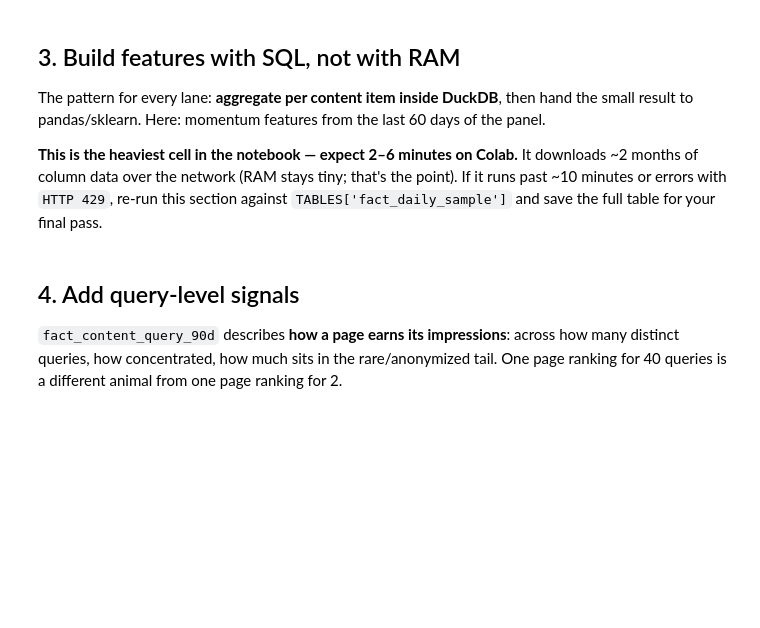
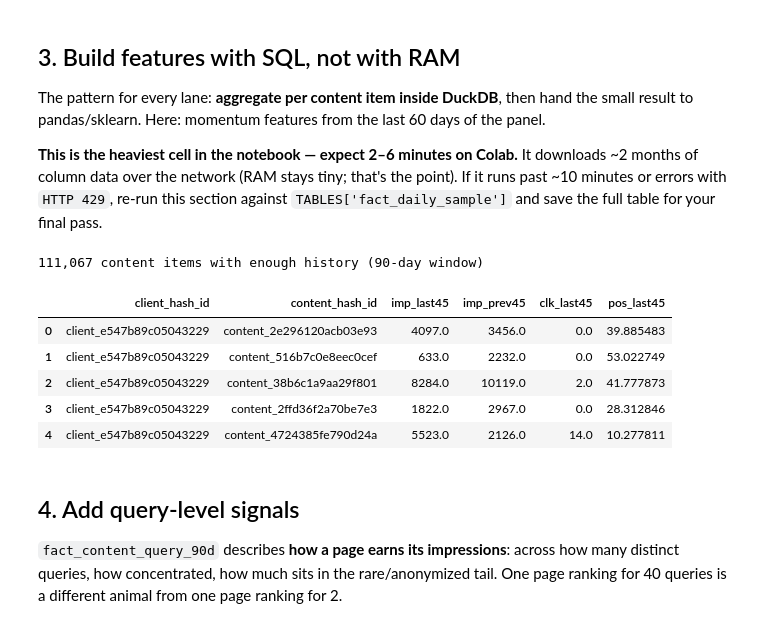
Before and after one commit to imatiq/ML_Internship, a Jupyter notebook: notebooks/03_working_with_the_full_release.ipynb, the cells around one changed output. Saved outputs shown, nothing was run; the diff lists cells and outputs as text; code cells hidden in the pictures; blank space fills up the shorter version.

```diff
--- a/notebooks/03_working_with_the_full_release.ipynb
+++ b/notebooks/03_working_with_the_full_release.ipynb
@@ -85,26 +104,34 @@ result to pandas/sklearn. Here: momentum features from the last 60 days of the p
 
 **This is the heaviest cell in the notebook — expect 2–6 minutes on Colab.** It downloads ~2 months of column data over the network (RAM stays tiny; that's the point). If it runs past ~10 minutes or errors with `HTTP 429`, re-run this section against `TABLES['fact_daily_sample']` and save the full table for your final pass.
 # %%
-features = con.sql(f"""
+features_90d = con.sql(f"""
     WITH bounds AS (
         SELECT MAX(report_date) AS end_d FROM {TABLES['fact_daily']}
     ),
     windowed AS (
         SELECT f.client_hash_id, f.content_hash_id,
-               SUM(CASE WHEN f.report_date >  b.end_d - INTERVAL 30 DAY THEN f.gsc_impressions ELSE 0 END) AS imp_last30,
-               SUM(CASE WHEN f.report_date <= b.end_d - INTERVAL 30 DAY THEN f.gsc_impressions ELSE 0 END) AS imp_prev30,
-               SUM(CASE WHEN f.report_date >  b.end_d - INTERVAL 30 DAY THEN f.gsc_clicks ELSE 0 END)      AS clk_last30,
-               AVG(CASE WHEN f.report_date >  b.end_d - INTERVAL 30 DAY THEN f.gsc_avg_position END)       AS pos_last30
+               SUM(CASE WHEN f.report_date >  b.end_d - INTERVAL 45 DAY THEN f.gsc_impressions ELSE 0 END) AS imp_last45,
+               SUM(CASE WHEN f.report_date <= b.end_d - INTERVAL 45 DAY THEN f.gsc_impressions ELSE 0 END) AS imp_prev45,
+               SUM(CASE WHEN f.report_date >  b.end_d - INTERVAL 45 DAY THEN f.gsc_clicks ELSE 0 END)      AS clk_last45,
+               AVG(CASE WHEN f.report_date >  b.end_d - INTERVAL 45 DAY THEN f.gsc_avg_position END)       AS pos_last45
         FROM {TABLES['fact_daily']} f, bounds b
-        WHERE f.report_date > b.end_d - INTERVAL 60 DAY
+        WHERE f.report_date > b.end_d - INTERVAL 90 DAY
         GROUP BY 1, 2
-        HAVING imp_prev30 >= 100
+        HAVING imp_prev45 >= 150
     )
     SELECT * FROM windowed
 """).df()
 
-print(f'{len(features):,} content items with enough history')
-features.head()
+print(f'{len(features_90d):,} content items with enough history (90-day window)')
+features_90d.head()
+# %% [output]
+111,067 content items with enough history (90-day window)
+|  | client_hash_id | content_hash_id | imp_last45 | imp_prev45 | clk_last45 | pos_last45 |
+| 0 | client_e547b89c05043229 | content_2e296120acb03e93 | 4097.0 | 3456.0 | 0.0 | 39.885483 |
+| 1 | client_e547b89c05043229 | content_516b7c0e8eec0cef | 633.0 | 2232.0 | 0.0 | 53.022749 |
+| 2 | client_e547b89c05043229 | content_38b6c1a9aa29f801 | 8284.0 | 10119.0 | 2.0 | 41.777873 |
+| 3 | client_e547b89c05043229 | content_2ffd36f2a70be7e3 | 1822.0 | 2967.0 | 0.0 | 28.312846 |
+| 4 | client_e547b89c05043229 | content_4724385fe790d24a | 5523.0 | 2126.0 | 14.0 | 10.277811 |
 # %% [markdown]
 ## 4. Add query-level signals
 
```
Also changed, not shown: parts of 7 cells of this notebook.
